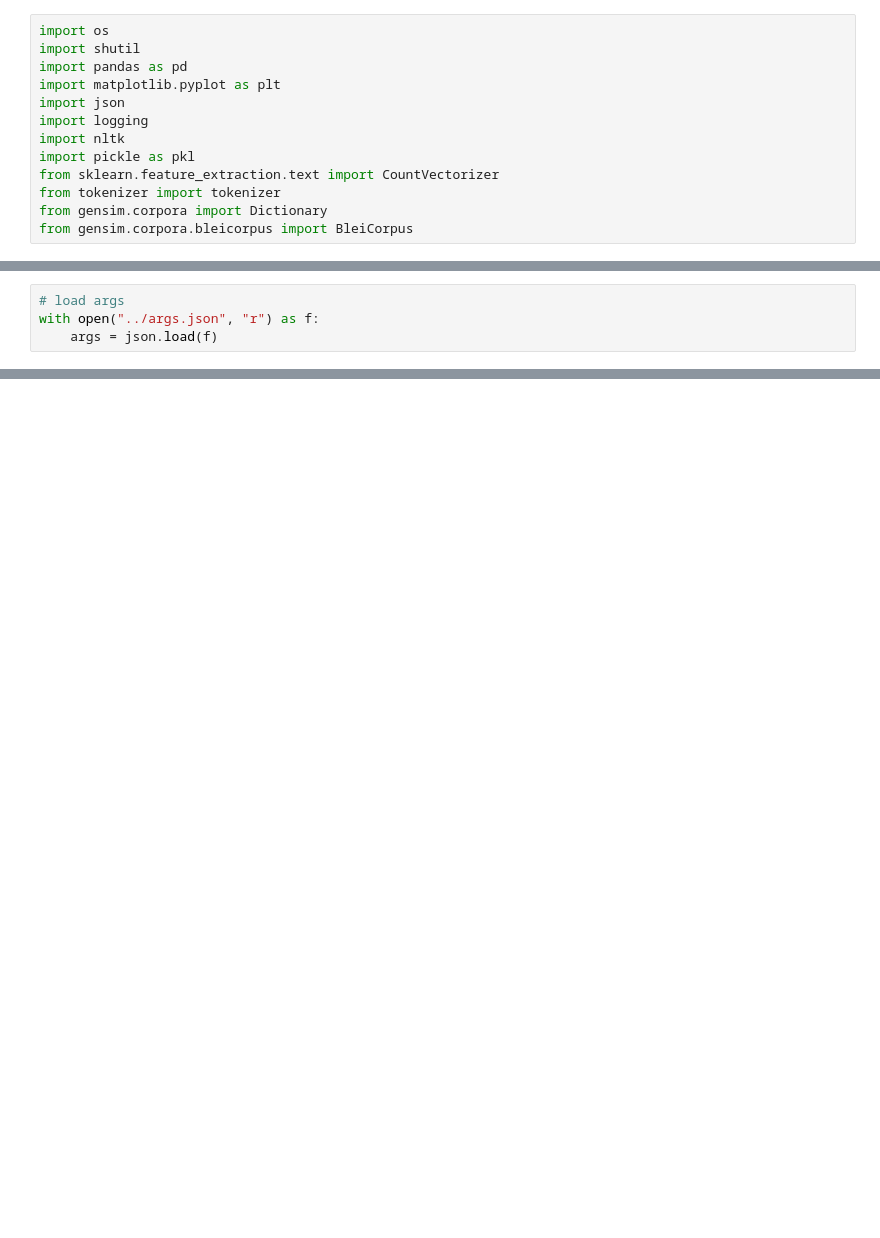
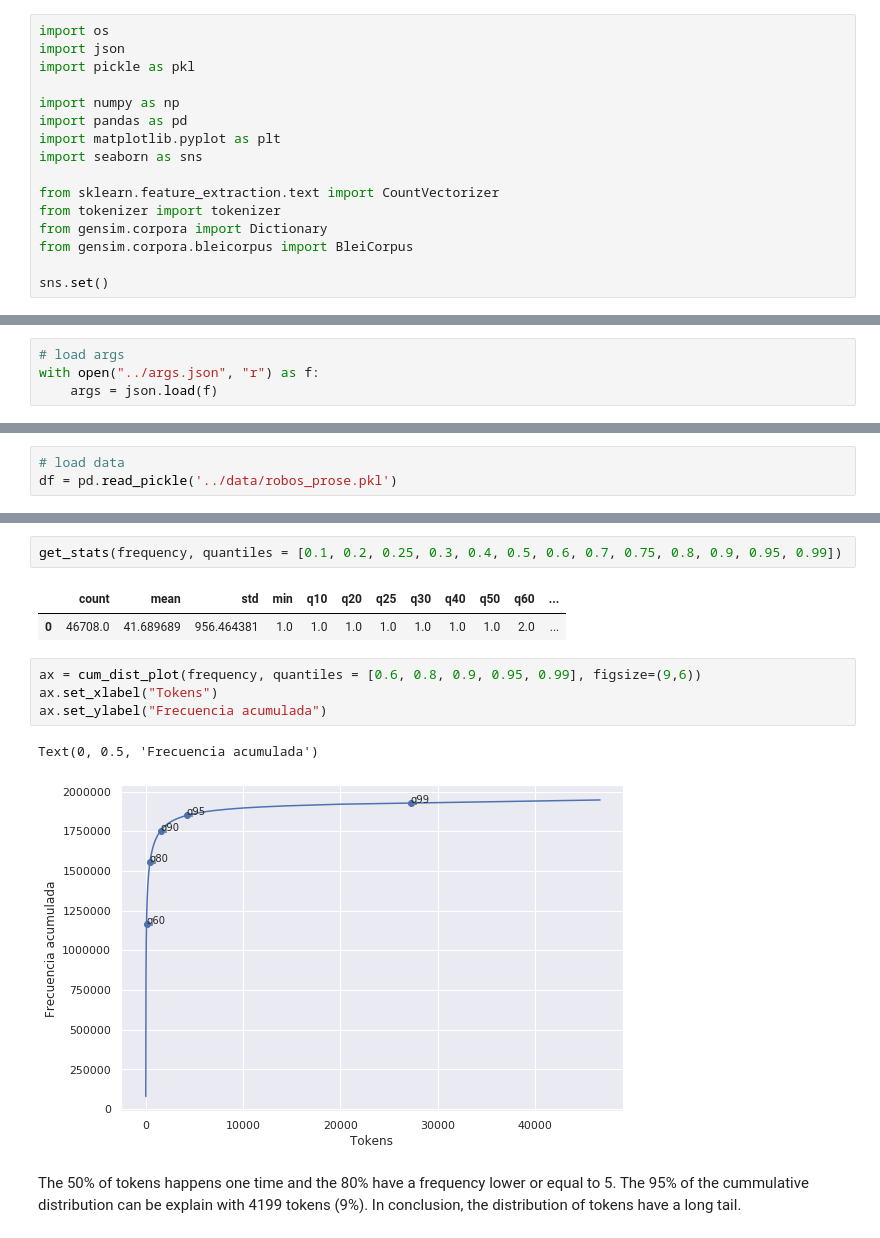
Before and after one commit to dgarridoa/tesis, a Jupyter notebook: processing/processing.ipynb, the cells around one changed output, grey strips where cells are left out. Drawn from its saved outputs; the diff is of its cells as text; blank space fills up the shorter version.

```diff
--- a/processing/processing.ipynb
+++ b/processing/processing.ipynb
@@ -1,13 +1,16 @@
 # %%
 import os
-import shutil
+import json
+import pickle as pkl
+
+import numpy as np
 import pandas as pd
 import matplotlib.pyplot as plt
-import json
-import logging
-import nltk
-import pickle as pkl
+import seaborn as sns
+
 from sklearn.feature_extraction.text import CountVectorizer
 from tokenizer import tokenizer
 from gensim.corpora import Dictionary
 from gensim.corpora.bleicorpus import BleiCorpus
+
+sns.set()
@@ -290,0 +81,3 @@ for slice in slices[:-1]:
+# %%
+# load data
+df = pd.read_pickle('../data/robos_prose.pkl')
@@ -290,0 +137,14 @@ for slice in slices[:-1]:
+# %%
+get_stats(frequency, quantiles = [0.1, 0.2, 0.25, 0.3, 0.4, 0.5, 0.6, 0.7, 0.75, 0.8, 0.9, 0.95, 0.99])
+# %% [output]
+|  | count | mean | std | min | q10 | q20 | q25 | q30 | q40 | q50 | q60 | ... |
+| 0 | 46708.0 | 41.689689 | 956.464381 | 1.0 | 1.0 | 1.0 | 1.0 | 1.0 | 1.0 | 1.0 | 2.0 | ... |
+# %%
+ax = cum_dist_plot(frequency, quantiles = [0.6, 0.8, 0.9, 0.95, 0.99], figsize=(9,6))
+ax.set_xlabel("Tokens")
+ax.set_ylabel("Frecuencia acumulada")
+# %% [output]
+Text(0, 0.5, 'Frecuencia acumulada')
+[figure, added]
+# %% [markdown]
+The 50% of tokens happens one time and the 80% have a frequency lower or equal to 5. The 95% of the cummulative distribution can be explain with 4199 tokens (9%). In conclusion, the distribution of tokens have a long tail.
```
Also changed, not shown: parts of 48 cells of this notebook.
